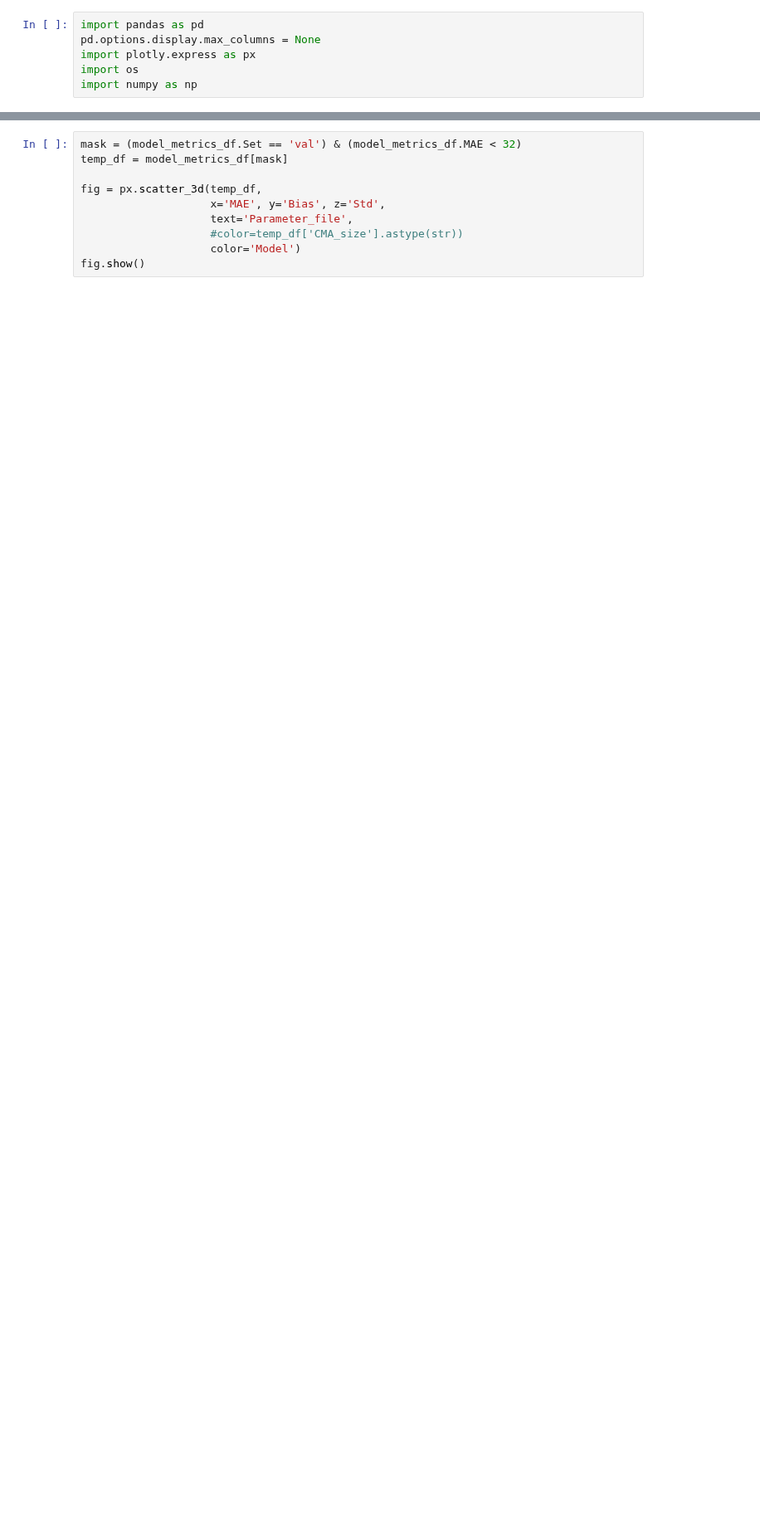
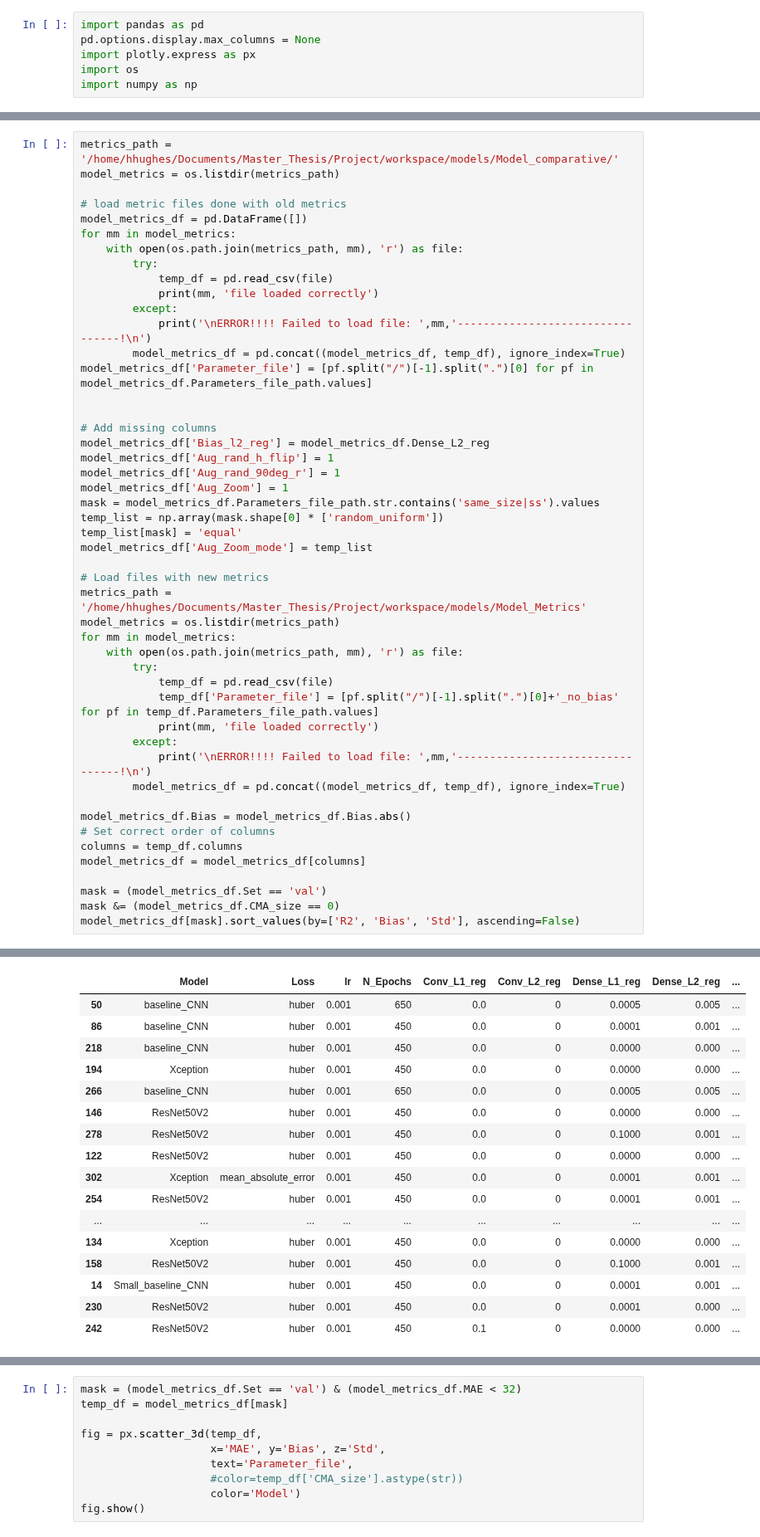
Before and after one commit to andresbecker/master_thesis, a Jupyter notebook: workspace/notebooks/Model_Selection.ipynb, the cells around one changed output, grey strips where cells are left out. Shown at 83% size. Cells and saved outputs as stored; diff of their text form; blank space fills up the shorter version.

Commit message:
more data added

```diff
--- a/workspace/notebooks/Model_Selection.ipynb
+++ b/workspace/notebooks/Model_Selection.ipynb
@@ -41,0 +7,49 @@ metrics_RN_ss_t1.csv file loaded correctly
+# %%
+metrics_path = '/home/hhughes/Documents/Master_Thesis/Project/workspace/models/Model_comparative/'
+model_metrics = os.listdir(metrics_path)
+
+# load metric files done with old metrics
+model_metrics_df = pd.DataFrame([])
+for mm in model_metrics:
+    with open(os.path.join(metrics_path, mm), 'r') as file:
+        try:
+            temp_df = pd.read_csv(file)
+            print(mm, 'file loaded correctly')
+        except:
+            print('\nERROR!!!! Failed to load file: ',mm,'---------------------------------!\n')
+        model_metrics_df = pd.concat((model_metrics_df, temp_df), ignore_index=True)
+model_metrics_df['Parameter_file'] = [pf.split("/")[-1].split(".")[0] for pf in model_metrics_df.Parameters_file_path.values]
+
+
+# Add missing columns
+model_metrics_df['Bias_l2_reg'] = model_metrics_df.Dense_L2_reg
+model_metrics_df['Aug_rand_h_flip'] = 1
+model_metrics_df['Aug_rand_90deg_r'] = 1
+model_metrics_df['Aug_Zoom'] = 1
+mask = model_metrics_df.Parameters_file_path.str.contains('same_size|ss').values
+temp_list = np.array(mask.shape[0] * ['random_uniform'])
+temp_list[mask] = 'equal'
+model_metrics_df['Aug_Zoom_mode'] = temp_list
+
+# Load files with new metrics
+metrics_path = '/home/hhughes/Documents/Master_Thesis/Project/workspace/models/Model_Metrics'
+model_metrics = os.listdir(metrics_path)
+for mm in model_metrics:
+    with open(os.path.join(metrics_path, mm), 'r') as file:
+        try:
+            temp_df = pd.read_csv(file)
+            temp_df['Parameter_file'] = [pf.split("/")[-1].split(".")[0]+'_no_bias' for pf in temp_df.Parameters_file_path.values]
+            print(mm, 'file loaded correctly')
+        except:
+            print('\nERROR!!!! Failed to load file: ',mm,'---------------------------------!\n')
+        model_metrics_df = pd.concat((model_metrics_df, temp_df), ignore_index=True)
+
+model_metrics_df.Bias = model_metrics_df.Bias.abs()
+# Set correct order of columns
+columns = temp_df.columns
+model_metrics_df = model_metrics_df[columns]
+
+mask = (model_metrics_df.Set == 'val')
+mask &= (model_metrics_df.CMA_size == 0)
+model_metrics_df[mask].sort_values(by=['R2', 'Bias', 'Std'], ascending=False)
+# %% [output]
@@ -41,0 +73,17 @@ metrics_RN_ss_t1.csv file loaded correctly
+|  | Model | Loss | lr | N_Epochs | Conv_L1_reg | Conv_L2_reg | Dense_L1_reg | Dense_L2_reg | ... |
+| 50 | baseline_CNN | huber | 0.001 | 650 | 0.0 | 0 | 0.0005 | 0.005 | ... |
+| 86 | baseline_CNN | huber | 0.001 | 450 | 0.0 | 0 | 0.0001 | 0.001 | ... |
+| 218 | baseline_CNN | huber | 0.001 | 450 | 0.0 | 0 | 0.0000 | 0.000 | ... |
+| 194 | Xception | huber | 0.001 | 450 | 0.0 | 0 | 0.0000 | 0.000 | ... |
+| 266 | baseline_CNN | huber | 0.001 | 650 | 0.0 | 0 | 0.0005 | 0.005 | ... |
+| 146 | ResNet50V2 | huber | 0.001 | 450 | 0.0 | 0 | 0.0000 | 0.000 | ... |
+| 278 | ResNet50V2 | huber | 0.001 | 450 | 0.0 | 0 | 0.1000 | 0.001 | ... |
+| 122 | ResNet50V2 | huber | 0.001 | 450 | 0.0 | 0 | 0.0000 | 0.000 | ... |
+| 302 | Xception | mean_absolute_error | 0.001 | 450 | 0.0 | 0 | 0.0001 | 0.001 | ... |
+| 254 | ResNet50V2 | huber | 0.001 | 450 | 0.0 | 0 | 0.0001 | 0.001 | ... |
+| ... | ... | ... | ... | ... | ... | ... | ... | ... | ... |
+| 134 | Xception | huber | 0.001 | 450 | 0.0 | 0 | 0.0000 | 0.000 | ... |
+| 158 | ResNet50V2 | huber | 0.001 | 450 | 0.0 | 0 | 0.1000 | 0.001 | ... |
+| 14 | Small_baseline_CNN | huber | 0.001 | 450 | 0.0 | 0 | 0.0001 | 0.001 | ... |
+| 230 | ResNet50V2 | huber | 0.001 | 450 | 0.0 | 0 | 0.0001 | 0.000 | ... |
+| 242 | ResNet50V2 | huber | 0.001 | 450 | 0.1 | 0 | 0.0000 | 0.000 | ... |
```
Also changed, not shown: parts of 7 cells of this notebook.
